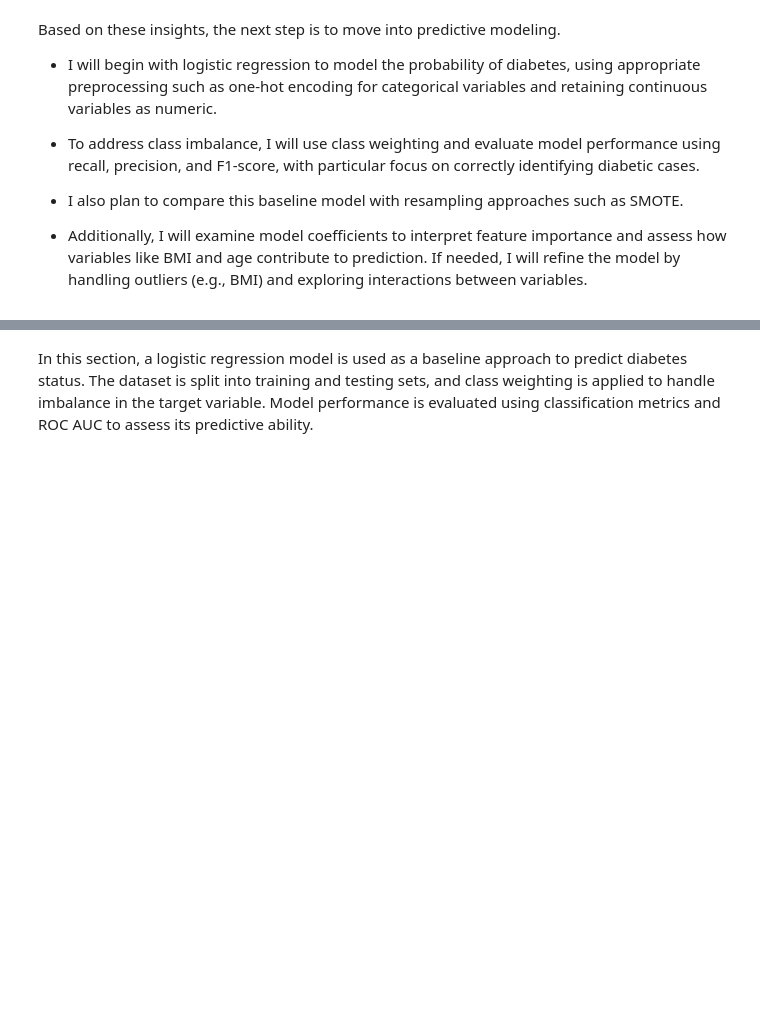
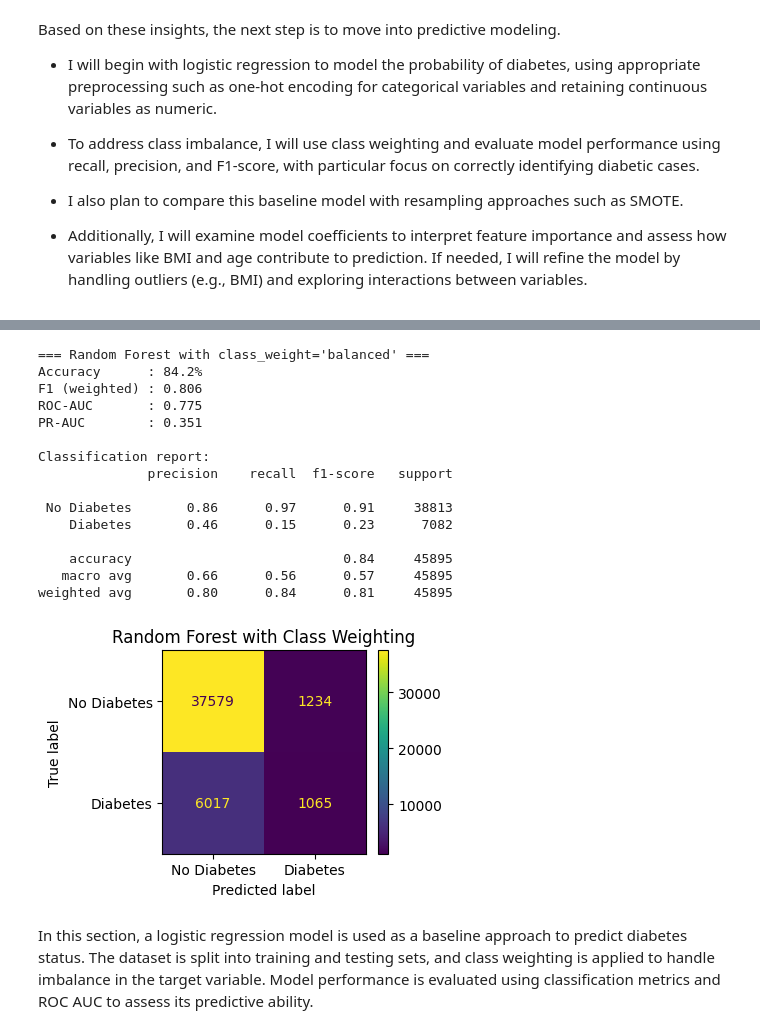
Before and after one commit to dtn2/BIFX546_diabetes-indicators, a Jupyter notebook: notebooks/EDA_diabetes_indicators.ipynb, the cells around one changed output, grey strips where cells are left out. Drawn from its saved outputs; the diff is of its cells as text; code cells hidden in the pictures; blank space fills up the shorter version.

```diff
--- a/notebooks/EDA_diabetes_indicators.ipynb
+++ b/notebooks/EDA_diabetes_indicators.ipynb
@@ -405,2 +426,70 @@ Based on these insights, the next step is to move into predictive modeling.
+# %%
+# Random forest baseline model
+# Compute class weights
+weights = compute_class_weight(
+    class_weight='balanced',
+    classes=np.unique(y_train),
+    y=y_train
+)
+
+# Random Forest with class weighting
+rf_weighted = RandomForestClassifier(
+    n_estimators=100,
+    class_weight='balanced',
+    random_state=42
+)
+
+rf_weighted.fit(X_train, y_train)
+
+# Predictions
+y_pred_w = rf_weighted.predict(X_test)
+y_proba_w = rf_weighted.predict_proba(X_test)[:, 1]
+
+# Evaluation
+print("\n=== Random Forest with class_weight='balanced' ===")
+
+print(f"Accuracy      : {np.mean(y_pred_w == y_test):.1%}")
+print(f"F1 (weighted) : {f1_score(y_test, y_pred_w, average='weighted'):.3f}")
+print(f"ROC-AUC       : {roc_auc_score(y_test, y_proba_w):.3f}")
+print(f"PR-AUC        : {average_precision_score(y_test, y_proba_w):.3f}")
+
+print("\nClassification report:")
+print(classification_report(
+    y_test,
+    y_pred_w,
+    target_names=['No Diabetes', 'Diabetes']
+))
+
+# Confusion matrix
+fig, ax = plt.subplots(figsize=(4, 3))
+
+ConfusionMatrixDisplay.from_estimator(
+    rf_weighted,
+    X_test,
+    y_test,
+    display_labels=['No Diabetes', 'Diabetes'],
+    ax=ax
+)
+
+ax.set_title("Random Forest with Class Weighting")
+plt.tight_layout()
+plt.show()
+# %% [output]
+=== Random Forest with class_weight='balanced' ===
+Accuracy      : 84.2%
+F1 (weighted) : 0.806
+ROC-AUC       : 0.775
+PR-AUC        : 0.351
+
+Classification report:
+              precision    recall  f1-score   support
+
+ No Diabetes       0.86      0.97      0.91     38813
+    Diabetes       0.46      0.15      0.23      7082
+
+    accuracy                           0.84     45895
+   macro avg       0.66      0.56      0.57     45895
+weighted avg       0.80      0.84      0.81     45895
+[figure, added]
 # %% [markdown]
 In this section, a logistic regression model is used as a baseline approach to predict diabetes status. The dataset is split into training and testing sets, and class weighting is applied to handle imbalance in the target variable. Model performance is evaluated using classification metrics and ROC AUC to assess its predictive ability.
```
Also changed, not shown: parts of 44 cells of this notebook.
